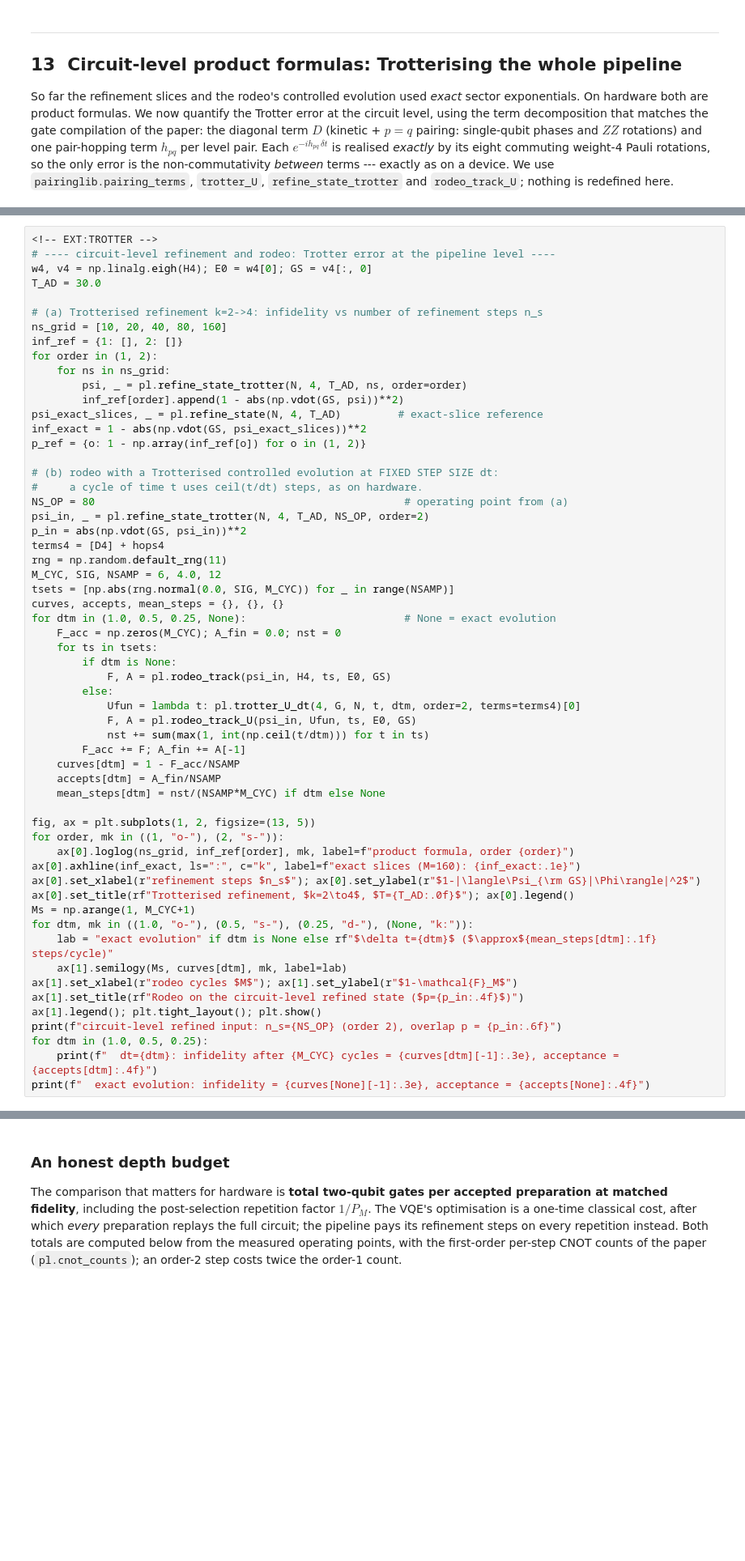
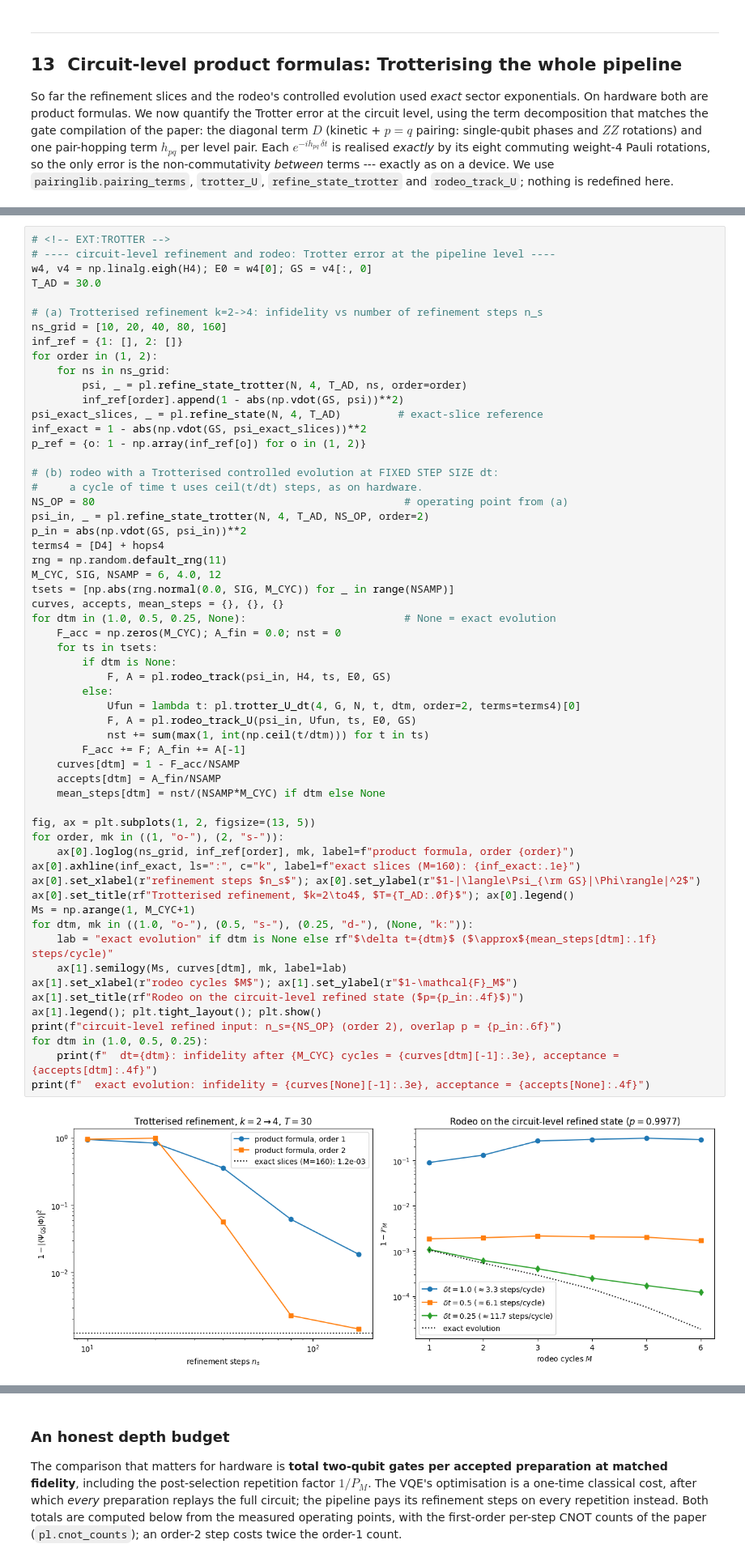
Before and after one commit to CompPhysics/QuantumComputingQuNorth, a Jupyter notebook: EigenQ/pairing-eigenq/notebooks/ResolutionRefPairing.ipynb, the cells around one changed output, grey strips where cells are left out. Shown at 81% size. Saved outputs shown, nothing was run; the diff lists cells and outputs as text; blank space fills up the shorter version.

```diff
--- a/EigenQ/pairing-eigenq/notebooks/ResolutionRefPairing.ipynb
+++ b/EigenQ/pairing-eigenq/notebooks/ResolutionRefPairing.ipynb
@@ -1714,7 +1714,7 @@ Trotter error ‖U_trot − e^{−iHt}‖₂ at t = 1, k = 4:
        8    1.506e-01    8.322e-03
       16    7.475e-02    2.070e-03
 # %%
-<!-- EXT:TROTTER -->
+# <!-- EXT:TROTTER -->
 # ---- circuit-level refinement and rodeo: Trotter error at the pipeline level ----
 w4, v4 = np.linalg.eigh(H4); E0 = w4[0]; GS = v4[:, 0]
 T_AD = 30.0
@@ -1745,33 +1745,34 @@ for dtm in (1.0, 0.5, 0.25, None):                         # None = exact evolut
     for ts in tsets:
         if dtm is None:
             F, A = pl.rodeo_track(psi_in, H4, ts, E0, GS)
         else:
             Ufun = lambda t: pl.trotter_U_dt(4, G, N, t, dtm, order=2, terms=terms4)[0]
             F, A = pl.rodeo_track_U(psi_in, Ufun, ts, E0, GS)
             nst += sum(max(1, int(np.ceil(t/dtm))) for t in ts)
         F_acc += F; A_fin += A[-1]
     curves[dtm] = 1 - F_acc/NSAMP
     accepts[dtm] = A_fin/NSAMP
     mean_steps[dtm] = nst/(NSAMP*M_CYC) if dtm else None
 
 fig, ax = plt.subplots(1, 2, figsize=(13, 5))
 for order, mk in ((1, "o-"), (2, "s-")):
     ax[0].loglog(ns_grid, inf_ref[order], mk, label=f"product formula, order {order}")
 ax[0].axhline(inf_exact, ls=":", c="k", label=f"exact slices (M=160): {inf_exact:.1e}")
 ax[0].set_xlabel(r"refinement steps $n_s$"); ax[0].set_ylabel(r"$1-|\langle\Psi_{\rm GS}|\Phi\rangle|^2$")
 ax[0].set_title(rf"Trotterised refinement, $k=2\to4$, $T={T_AD:.0f}$"); ax[0].legend()
 Ms = np.arange(1, M_CYC+1)
 for dtm, mk in ((1.0, "o-"), (0.5, "s-"), (0.25, "d-"), (None, "k:")):
     lab = "exact evolution" if dtm is None else rf"$\delta t={dtm}$ ($\approx${mean_steps[dtm]:.1f} steps/cycle)"
     ax[1].semilogy(Ms, curves[dtm], mk, label=lab)
 ax[1].set_xlabel(r"rodeo cycles $M$"); ax[1].set_ylabel(r"$1-\mathcal{F}_M$")
 ax[1].set_title(rf"Rodeo on the circuit-level refined state ($p={p_in:.4f}$)")
 ax[1].legend(); plt.tight_layout(); plt.show()
 print(f"circuit-level refined input: n_s={NS_OP} (order 2), overlap p = {p_in:.6f}")
 for dtm in (1.0, 0.5, 0.25):
     print(f"  dt={dtm}: infidelity after {M_CYC} cycles = {curves[dtm][-1]:.3e}, acceptance = {accepts[dtm]:.4f}")
 print(f"  exact evolution: infidelity = {curves[None][-1]:.3e}, acceptance = {accepts[None]:.4f}")
 # %% [output]
+[figure]
 circuit-level refined input: n_s=80 (order 2), overlap p = 0.997721
   dt=1.0: infidelity after 6 cycles = 2.887e-01, acceptance = 0.1044
   dt=0.5: infidelity after 6 cycles = 1.700e-03, acceptance = 0.8611
```
Also changed, not shown: parts of 22 cells of this notebook, 16 other files.
